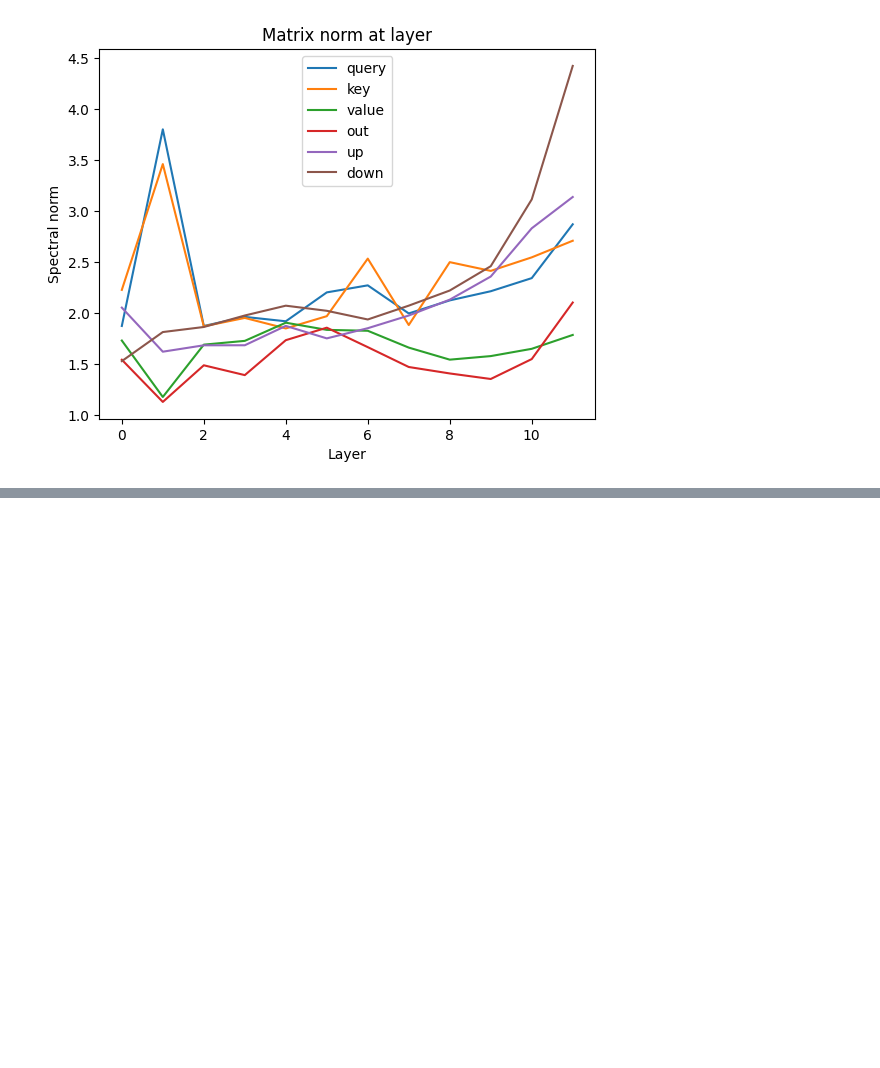
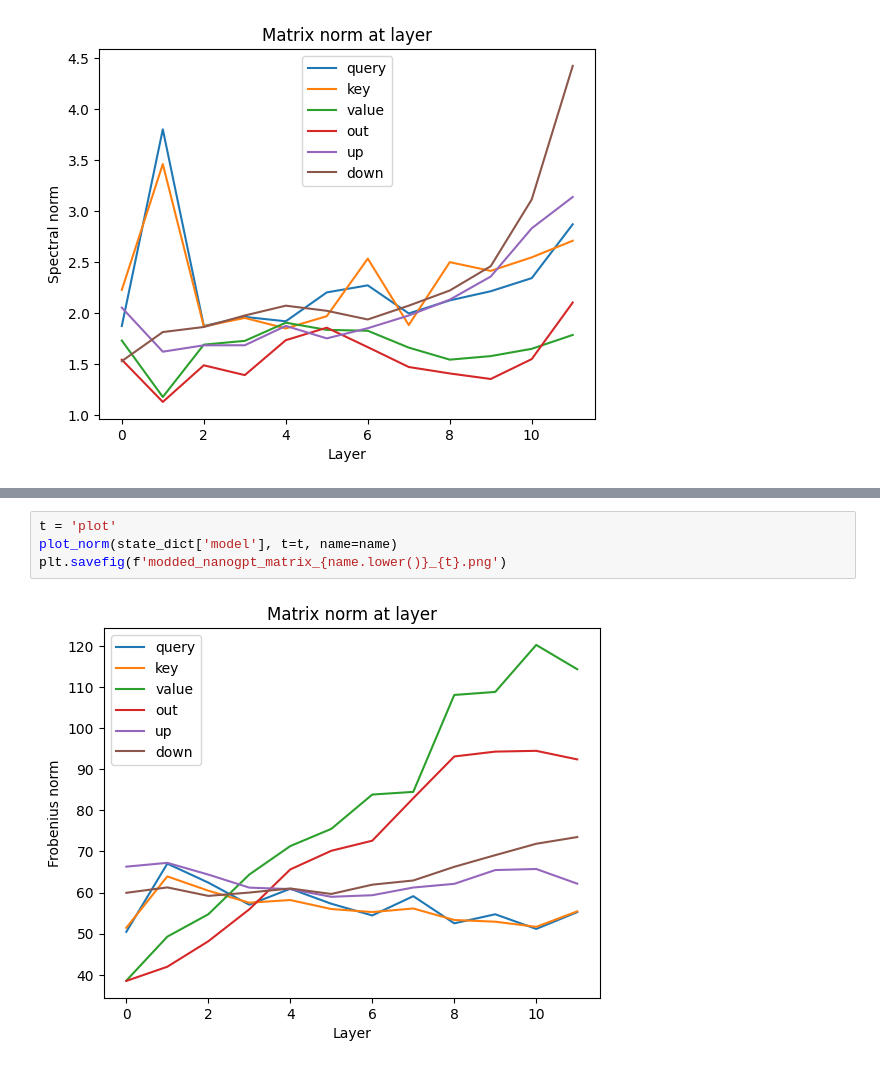
Before and after one commit to EIFY/mup-vit, a Jupyter notebook: notebooks/weight_investigation.ipynb, the cells around one changed output, grey strips where cells are left out. Cells and saved outputs as stored; diff of their text form; blank space fills up the shorter version.

```diff
--- a/notebooks/weight_investigation.ipynb
+++ b/notebooks/weight_investigation.ipynb
@@ -147,0 +215,6 @@ plt.savefig(f'matrix_{name}_{t}.png')
+# %%
+t = 'plot'
+plot_norm(state_dict['model'], t=t, name=name)
+plt.savefig(f'modded_nanogpt_matrix_{name.lower()}_{t}.png')
+# %% [output]
+[figure, added]
```
Also changed, not shown: parts of 10 cells of this notebook.
